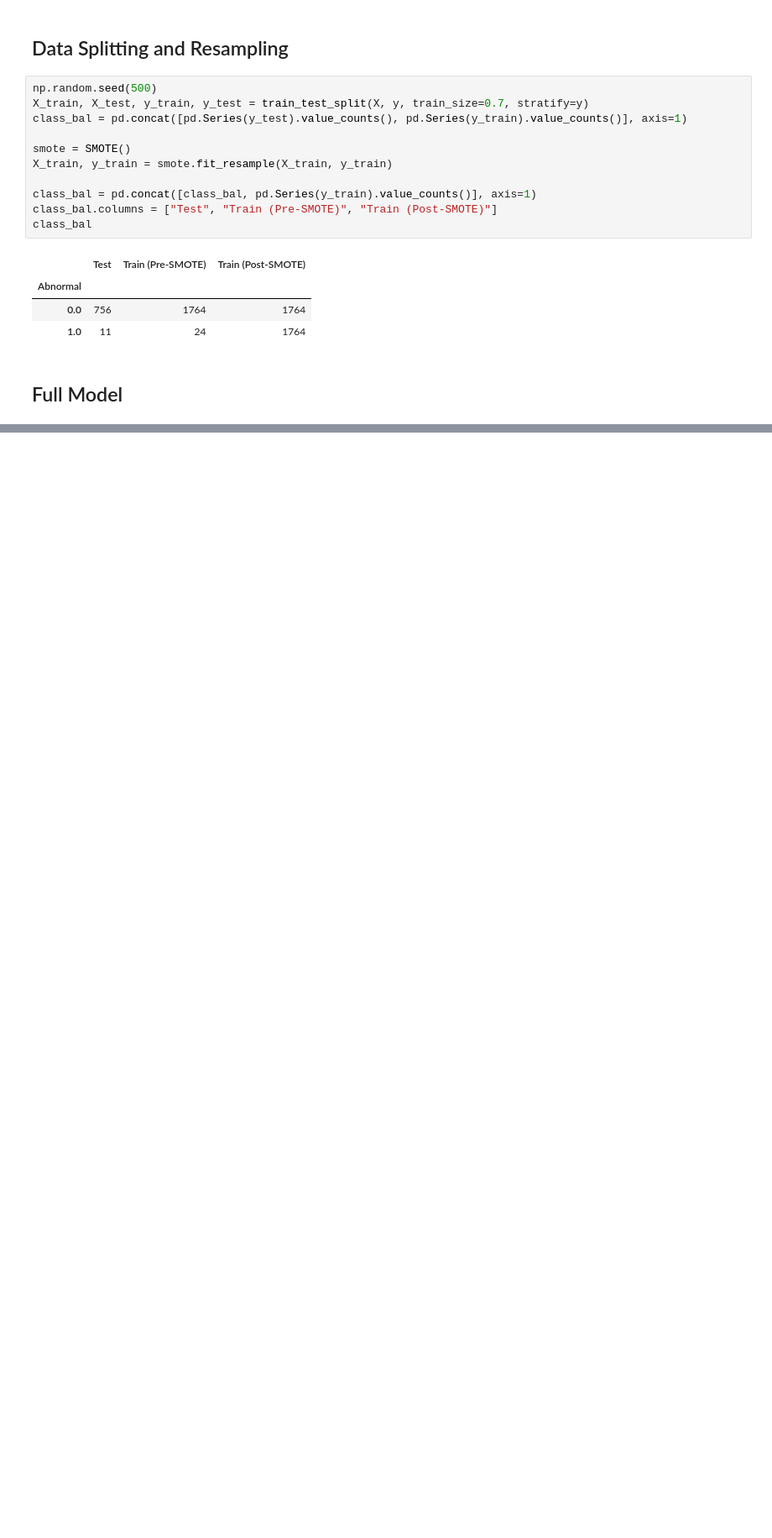
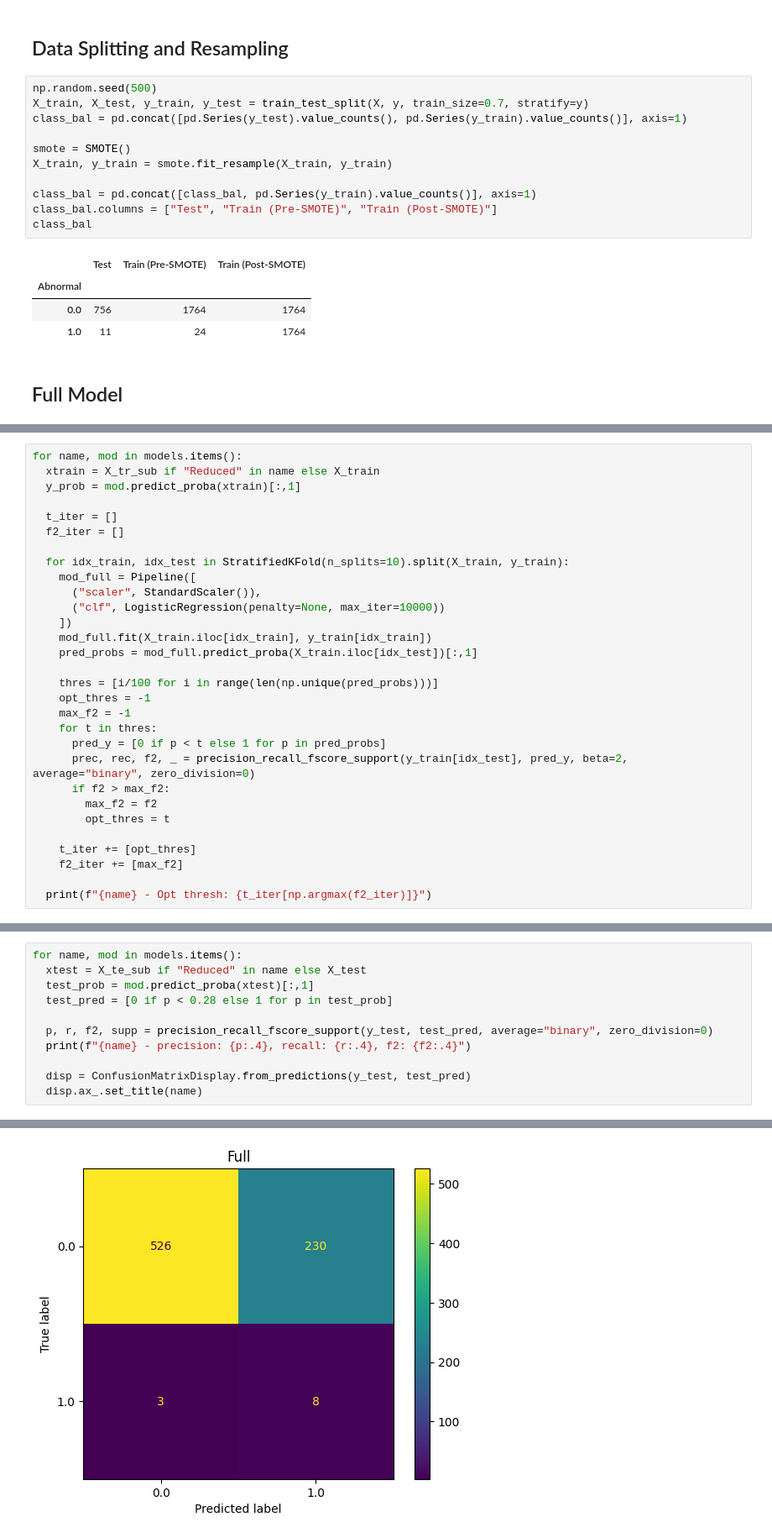
Before and after one commit to willcoughlin/predicting-abnormal-grid-conditions, a Jupyter notebook: notebooks/logistic.ipynb, the cells around one changed output, grey strips where cells are left out. Shown at 84% size. Drawn from its saved outputs; the diff is of its cells as text; blank space fills up the shorter version.

```diff
--- a/notebooks/logistic.ipynb
+++ b/notebooks/logistic.ipynb
@@ -93,0 +213,30 @@ weighted avg       0.03      0.82      0.06        11
+# %%
+for name, mod in models.items():
+  xtrain = X_tr_sub if "Reduced" in name else X_train
+  y_prob = mod.predict_proba(xtrain)[:,1]
+
+  t_iter = []
+  f2_iter = []
+
+  for idx_train, idx_test in StratifiedKFold(n_splits=10).split(X_train, y_train):
+    mod_full = Pipeline([
+      ("scaler", StandardScaler()),
+      ("clf", LogisticRegression(penalty=None, max_iter=10000))
+    ])
+    mod_full.fit(X_train.iloc[idx_train], y_train[idx_train])
+    pred_probs = mod_full.predict_proba(X_train.iloc[idx_test])[:,1]
+
+    thres = [i/100 for i in range(len(np.unique(pred_probs)))]
+    opt_thres = -1
+    max_f2 = -1
+    for t in thres:
+      pred_y = [0 if p < t else 1 for p in pred_probs]
+      prec, rec, f2, _ = precision_recall_fscore_support(y_train[idx_test], pred_y, beta=2, average="binary", zero_division=0)
+      if f2 > max_f2:
+        max_f2 = f2
+        opt_thres = t
+
+    t_iter += [opt_thres]
+    f2_iter += [max_f2]
+
+  print(f"{name} - Opt thresh: {t_iter[np.argmax(f2_iter)]}")
@@ -93,0 +250,12 @@ weighted avg       0.03      0.82      0.06        11
+# %%
+for name, mod in models.items():
+  xtest = X_te_sub if "Reduced" in name else X_test
+  test_prob = mod.predict_proba(xtest)[:,1]
+  test_pred = [0 if p < 0.28 else 1 for p in test_prob]
+
+  p, r, f2, supp = precision_recall_fscore_support(y_test, test_pred, average="binary", zero_division=0)
+  print(f"{name} - precision: {p:.4}, recall: {r:.4}, f2: {f2:.4}")
+
+  disp = ConfusionMatrixDisplay.from_predictions(y_test, test_pred)
+  disp.ax_.set_title(name)
+# %% [output]
@@ -93,0 +268 @@ weighted avg       0.03      0.82      0.06        11
+[figure, added]
```
Also changed, not shown: parts of 21 cells of this notebook, 1 other file.
